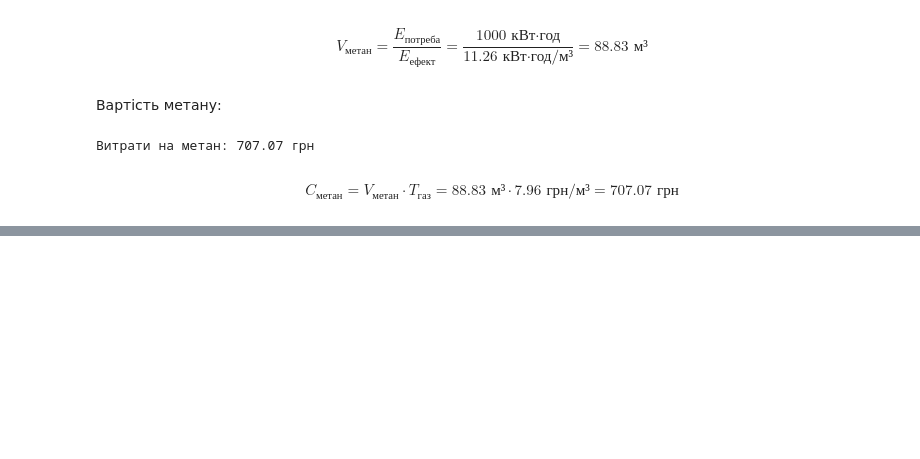
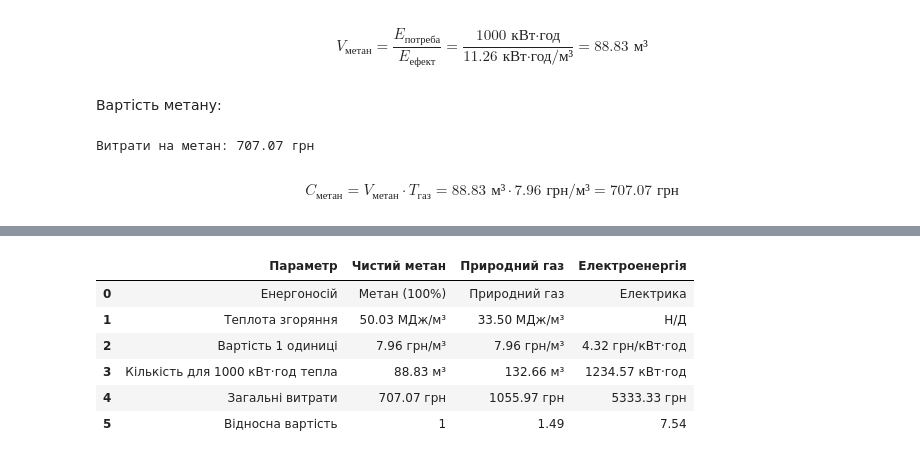
Before and after one commit to SerhiiMiroshnychenko/ScientificCalculations, a Jupyter notebook: Heat_Engineering/Topic-4/Задача-2.ipynb, the cells around one changed output, grey strips where cells are left out. Saved outputs shown, nothing was run; the diff lists cells and outputs as text; code cells hidden in the pictures; blank space fills up the shorter version.

```diff
--- a/Heat_Engineering/Topic-4/Задача-2.ipynb
+++ b/Heat_Engineering/Topic-4/Задача-2.ipynb
@@ -166,0 +405,29 @@ $$C_{\text{метан}} = V_{\text{метан}} \cdot T_{\text{газ}} = 88.83
+# %%
+# Додавання нового імпорту для роботи з таблицями
+import pandas as pd
+
+# Створення таблиці для порівняння трьох енергоносіїв
+comparison_data = {
+    'Параметр': ['Енергоносій', 'Теплота згоряння', 'Вартість 1 одиниці', 'Кількість для 1000 кВт·год тепла', 'Загальні витрати', 'Відносна вартість'],
+    'Чистий метан': ['Метан (100%)', f'{METHANE_HEAT_VALUE:.2f} МДж/м³', f'{GAS_PRICE:.2f} грн/м³',
+                     f'{methane_volume_needed:.2f} м³', f'{methane_cost:.2f} грн', '1'],
+    'Природний газ': ['Природний газ', f'{NATURAL_GAS_HEAT_VALUE:.2f} МДж/м³', f'{GAS_PRICE:.2f} грн/м³',
+                      f'{natural_gas_volume_needed:.2f} м³', f'{natural_gas_cost:.2f} грн',
+                      f'{natural_gas_cost / methane_cost:.2f}'],
+    'Електроенергія': ['Електрика', 'Н/Д', f'{ELECTRICITY_PRICE:.2f} грн/кВт·год',
+                       f'{electricity_needed:.2f} кВт·год', f'{electricity_cost:.2f} грн',
+                       f'{electricity_cost / methane_cost:.2f}']
+}
+
+# Створення DataFrame з даними
+comparison_df = pd.DataFrame(comparison_data)
+
+comparison_df
+# %% [output]
+|  | Параметр | Чистий метан | Природний газ | Електроенергія |
+| 0 | Енергоносій | Метан (100%) | Природний газ | Електрика |
+| 1 | Теплота згоряння | 50.03 МДж/м³ | 33.50 МДж/м³ | Н/Д |
+| 2 | Вартість 1 одиниці | 7.96 грн/м³ | 7.96 грн/м³ | 4.32 грн/кВт·год |
+| 3 | Кількість для 1000 кВт·год тепла | 88.83 м³ | 132.66 м³ | 1234.57 кВт·год |
+| 4 | Загальні витрати | 707.07 грн | 1055.97 грн | 5333.33 грн |
+| 5 | Відносна вартість | 1 | 1.49 | 7.54 |
```
Also changed, not shown: parts of 39 cells of this notebook, 1 other file.
